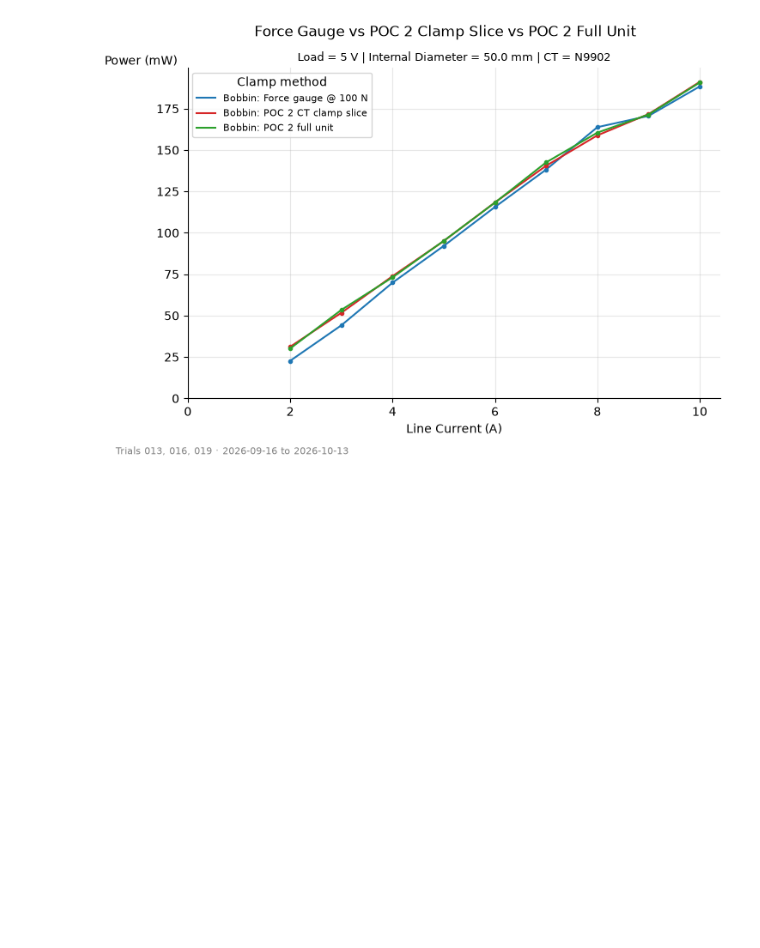
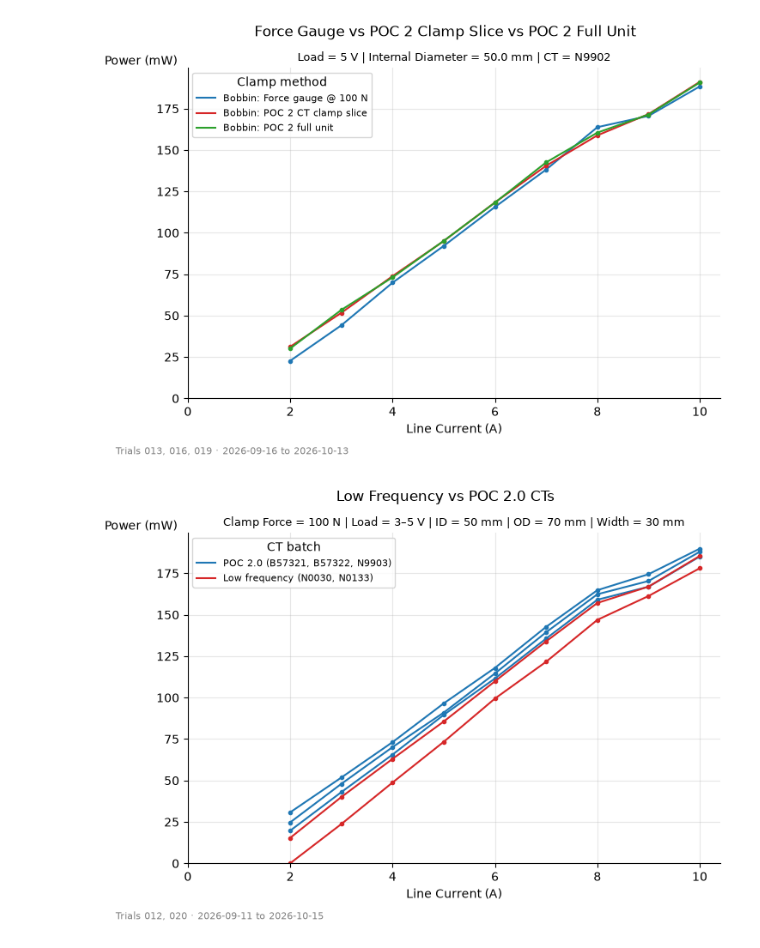
Before and after one commit to stephengilbert1/current-transformer-analysis, a Jupyter notebook: notebooks/exploratory/2026-09-21-scratch.ipynb, the cells around one changed output. Saved outputs shown, nothing was run; the diff lists cells and outputs as text; code cells hidden in the pictures; blank space fills up the shorter version.

```diff
--- a/notebooks/exploratory/2026-09-21-scratch.ipynb
+++ b/notebooks/exploratory/2026-09-21-scratch.ipynb
@@ -104,3 +104,25 @@ fig.savefig(
 )
 # %% [output]
 [figure]
+# %%
+fig, ax = compare_sweeps_grouped(
+    ["012", "020"],
+    key_col="batch",
+    color_map={"POC 2.0": "tab:blue", "low frequency": "tab:red"},
+    labels={
+        "POC 2.0": "POC 2.0 (B57321, B57322, N9903)",
+        "low frequency": "Low frequency (N0030, N0133)",
+    },
+    legend_title="CT batch",
+    x="line_current_A",
+    xlabel="Line Current (A)",
+    specimens=["B57321", "B57322", "N9903", "N0030", "N0133"],  # N0018 is 35 mm wide
+)
+fig.suptitle("Low Frequency vs POC 2.0 CTs")
+ax.set_title(
+    "Clamp Force = 100 N | Load = 3–5 V | ID = 50 mm | OD = 70 mm | Width = 30 mm",
+    fontsize=9,
+)
+fig.savefig("../../figures/low_freq_vs_poc2_cts.png", dpi=300, bbox_inches="tight")
+# %% [output]
+[figure, added]
```
Also changed, not shown: 2 other files.
